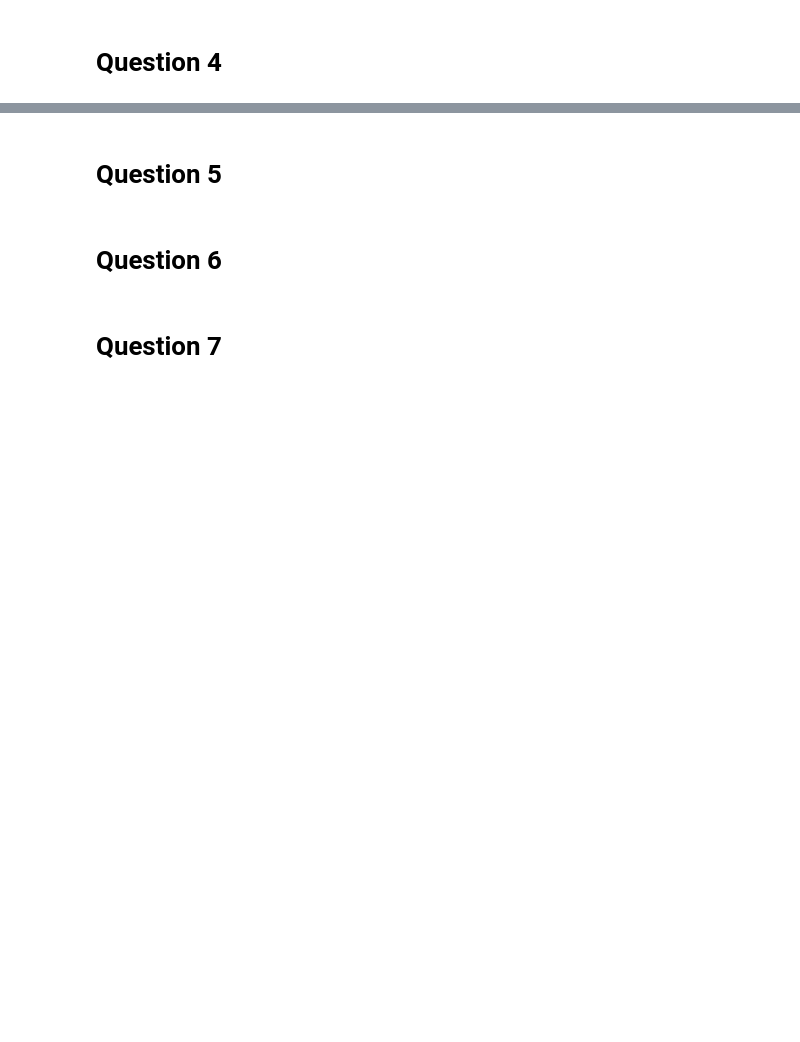
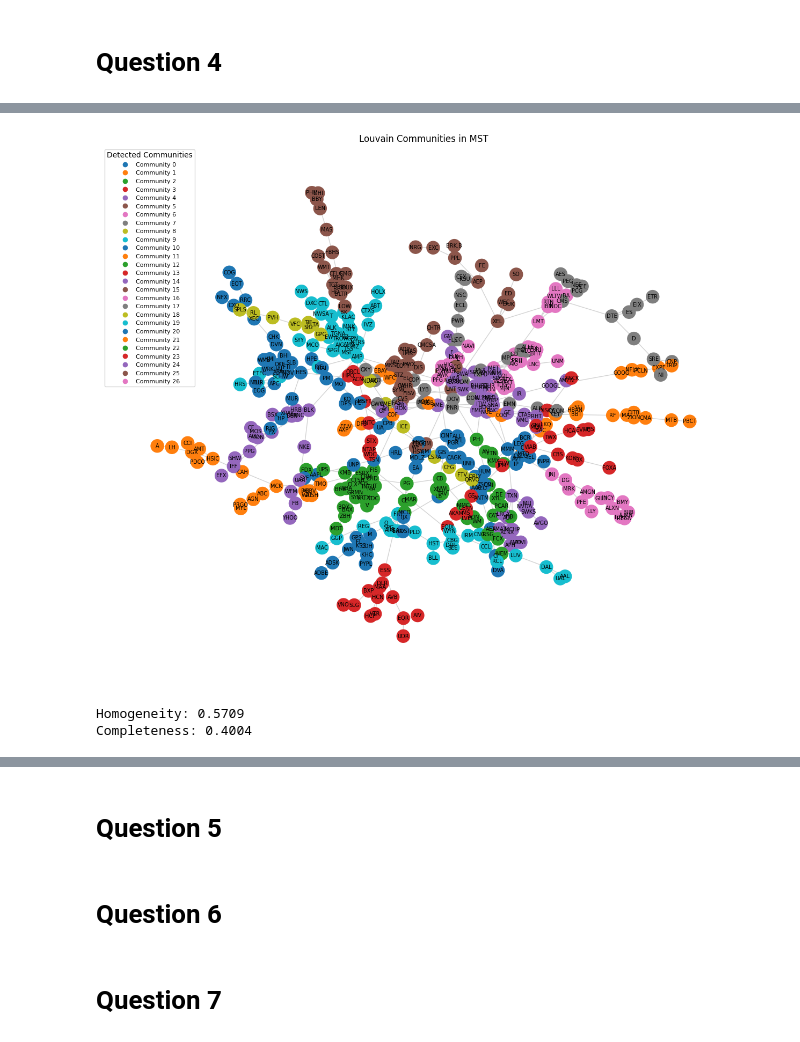
Before and after one commit to kbaseba/232E, a Jupyter notebook: Project_4/ECE232E_Project4_606539982_106405230_106303745.ipynb, the cells around one changed output, grey strips where cells are left out. Drawn from its saved outputs; the diff is of its cells as text; code cells hidden in the pictures; blank space fills up the shorter version.

```diff
--- a/Project_4/ECE232E_Project4_606539982_106405230_106303745.ipynb
+++ b/Project_4/ECE232E_Project4_606539982_106405230_106303745.ipynb
@@ -83,3 +83,10 @@ Very few stock pairs are highly correlated ( w_ij < 0.75 ) or strongly anti-corr
 This pattern is consistent with a diversified market where sector-specific or macroeconomic factors induce partial co-movement, while many stocks remain relatively uncorrelated.
 # %% [markdown]
 # Question 3
+# %%
+# Path to Name_sector.csv
+sector_file = "/content/drive/MyDrive/finance_data/Name_sector.csv"
+
+# Load sector mapping
+sector_df = pd.read_csv(sector_file)
+sector_map = dict(zip(sector_df["Symbol"], sector_df["Sector"]))
@@ -86,2 +153,13 @@ This pattern is consistent with a diversified market where sector-specific or ma
 # %% [markdown]
 # Question 4
+# %%
+!pip install python-louvain
+
+import community as community_louvain
+import networkx as nx
+
+# Run Louvain community detection (alternative for walktrap in python)
+partition = community_louvain.best_partition(mst)  # returns dict: node -> community_id
+
+# Assign community as node attribute
+nx.set_node_attributes(mst, partition, "community")
@@ -87,0 +170,44 @@ This pattern is consistent with a diversified market where sector-specific or ma
+# %%
+import matplotlib.pyplot as plt
+
+# Generate color map for communities
+communities = list(set(partition.values()))
+community_colors = {cid: plt.cm.tab10(i % 10) for i, cid in enumerate(communities)}
+node_colors = [community_colors[partition[n]] for n in mst.nodes()]
+
+# Position using spring layout
+pos = nx.spring_layout(mst, seed=42)
+
+plt.figure(figsize=(12, 10))
+nx.draw(mst, pos,
+        node_color=node_colors,
+        with_labels=True,
+        node_size=300,
+        font_size=7,
+        edge_color='lightgray')
+
+# Legend
+for cid in communities:
+    plt.plot([], [], color=community_colors[cid], marker='o', linestyle='', label=f"Community {cid}")
+plt.legend(loc="best", fontsize=8, title="Detected Communities")
+plt.title("Louvain Communities in MST")
+plt.axis("off")
+plt.show()
+# %% [output]
+[figure, added]
+# %%
+from sklearn.metrics import homogeneity_score, completeness_score
+
+# True labels: sector of each stock
+true_labels = [mst.nodes[n]['sector'] for n in mst.nodes()]
+# Predicted labels: community id
+pred_labels = [partition[n] for n in mst.nodes()]
+
+h_score = homogeneity_score(true_labels, pred_labels)
+c_score = completeness_score(true_labels, pred_labels)
+
+print(f"Homogeneity: {h_score:.4f}")
+print(f"Completeness: {c_score:.4f}")
+# %% [output]
+Homogeneity: 0.5709
+Completeness: 0.4004
```
Also changed, not shown: parts of 5 cells of this notebook.
